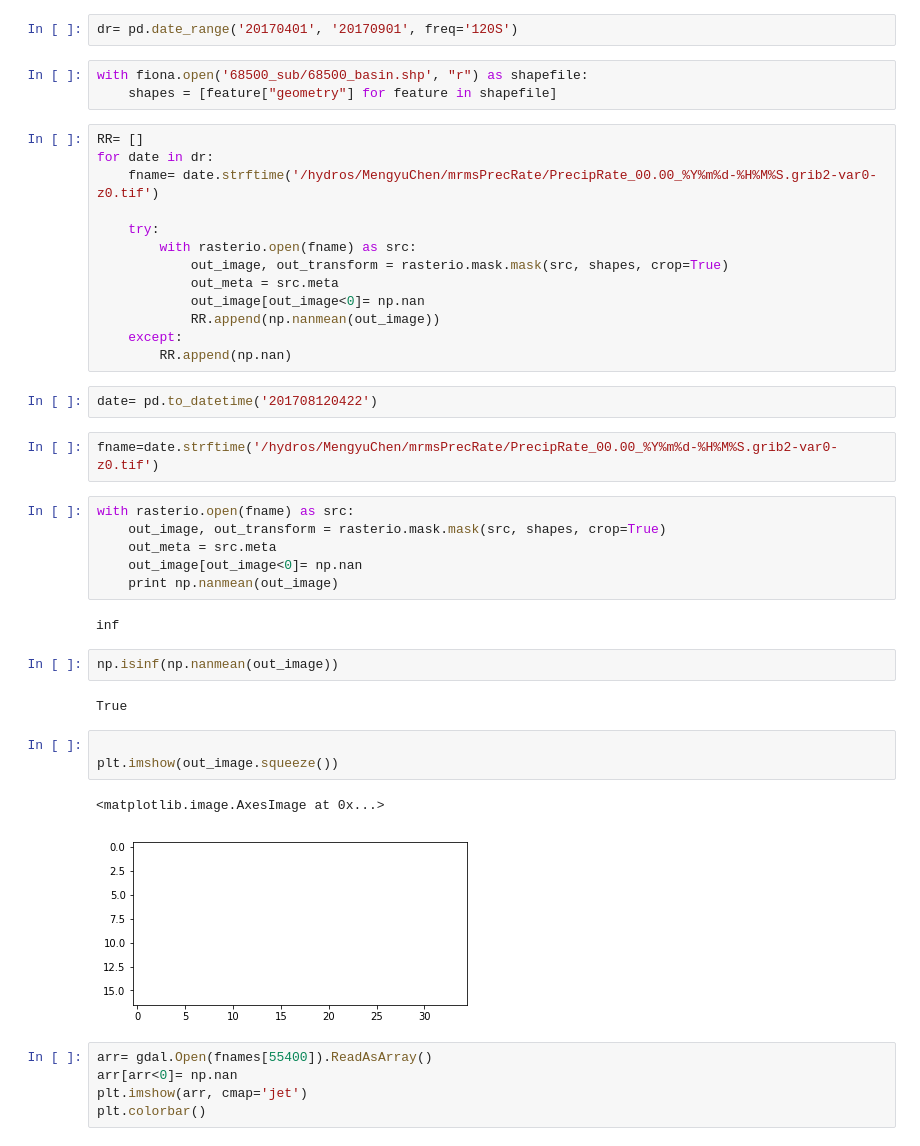
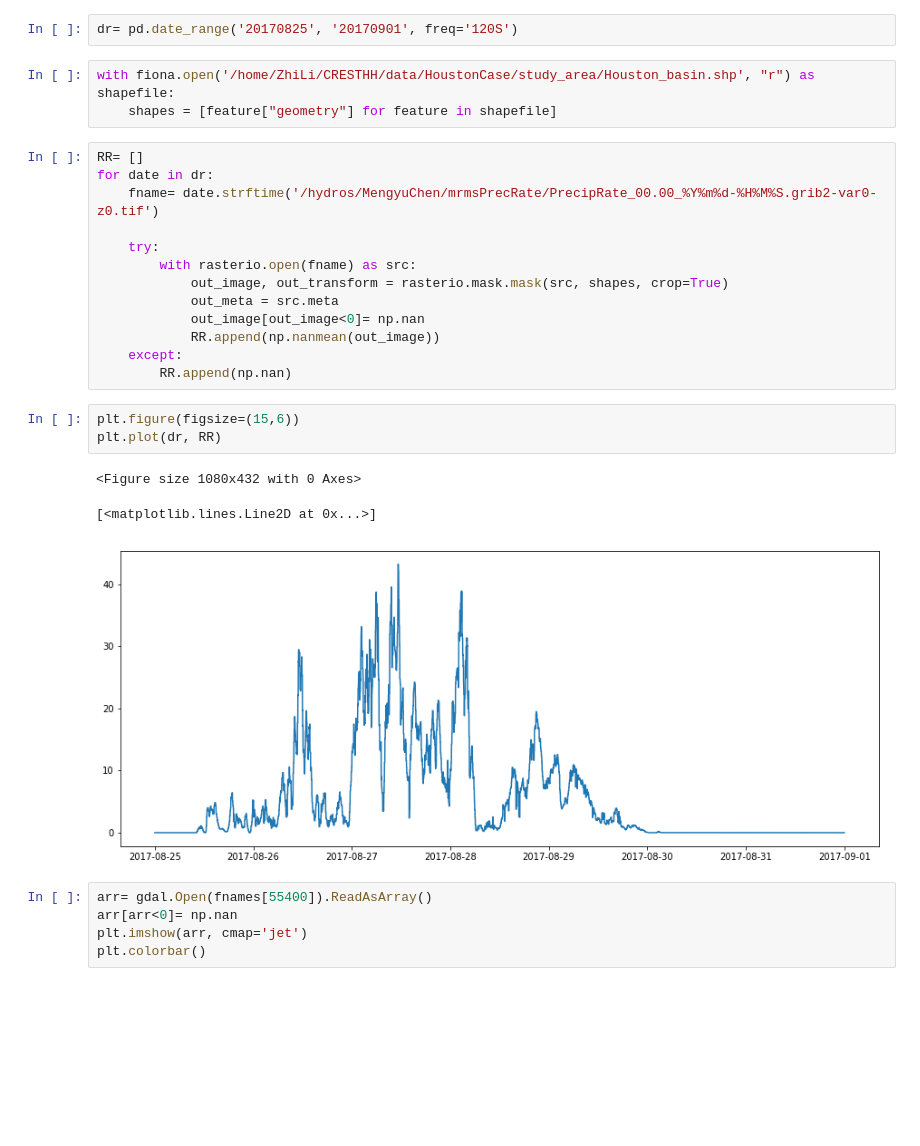
Before and after one commit to chrimerss/CREST-iMAP, a Jupyter notebook: Examples/excessive_rain/basin_rain.ipynb, the cells around one changed output. Drawn from its saved outputs; the diff is of its cells as text; blank space fills up the shorter version.

```diff
--- a/Examples/excessive_rain/basin_rain.ipynb
+++ b/Examples/excessive_rain/basin_rain.ipynb
@@ -9,9 +9,9 @@ from osgeo import gdal
 folder= '/hydros/MengyuChen/mrmsPrecRate/*.tif'
 fnames= glob(folder)
 # %%
-dr= pd.date_range('20170401', '20170901', freq='120S')
+dr= pd.date_range('20170825', '20170901', freq='120S')
 # %%
-with fiona.open('68500_sub/68500_basin.shp', "r") as shapefile:
+with fiona.open('/home/ZhiLi/CRESTHH/data/HoustonCase/study_area/Houston_basin.shp', "r") as shapefile:
     shapes = [feature["geometry"] for feature in shapefile]
 # %%
 RR= []
@@ -26,28 +26,13 @@ for date in dr:
             RR.append(np.nanmean(out_image))
     except:
         RR.append(np.nan)
-# %%
-date= pd.to_datetime('201708120422')
-# %%
-fname=date.strftime('/hydros/MengyuChen/mrmsPrecRate/PrecipRate_00.00_%Y%m%d-%H%M%S.grib2-var0-z0.tif')
-# %%
-with rasterio.open(fname) as src:
-    out_image, out_transform = rasterio.mask.mask(src, shapes, crop=True)
-    out_meta = src.meta
-    out_image[out_image<0]= np.nan
-    print np.nanmean(out_image)
-# %% [output]
-inf
-# %%
-np.isinf(np.nanmean(out_image))
-# %% [output]
-True
-# %%
-
-plt.imshow(out_image.squeeze())
-# %% [output]
-<matplotlib.image.AxesImage at 0x...>
-[figure, removed]
+# %%
+plt.figure(figsize=(15,6))
+plt.plot(dr, RR)
+# %% [output]
+<Figure size 1080x432 with 0 Axes>
+[<matplotlib.lines.Line2D at 0x...>]
+[figure, added]
 # %%
 arr= gdal.Open(fnames[55400]).ReadAsArray()
 arr[arr<0]= np.nan
```
Also changed, not shown: 37 other files.
